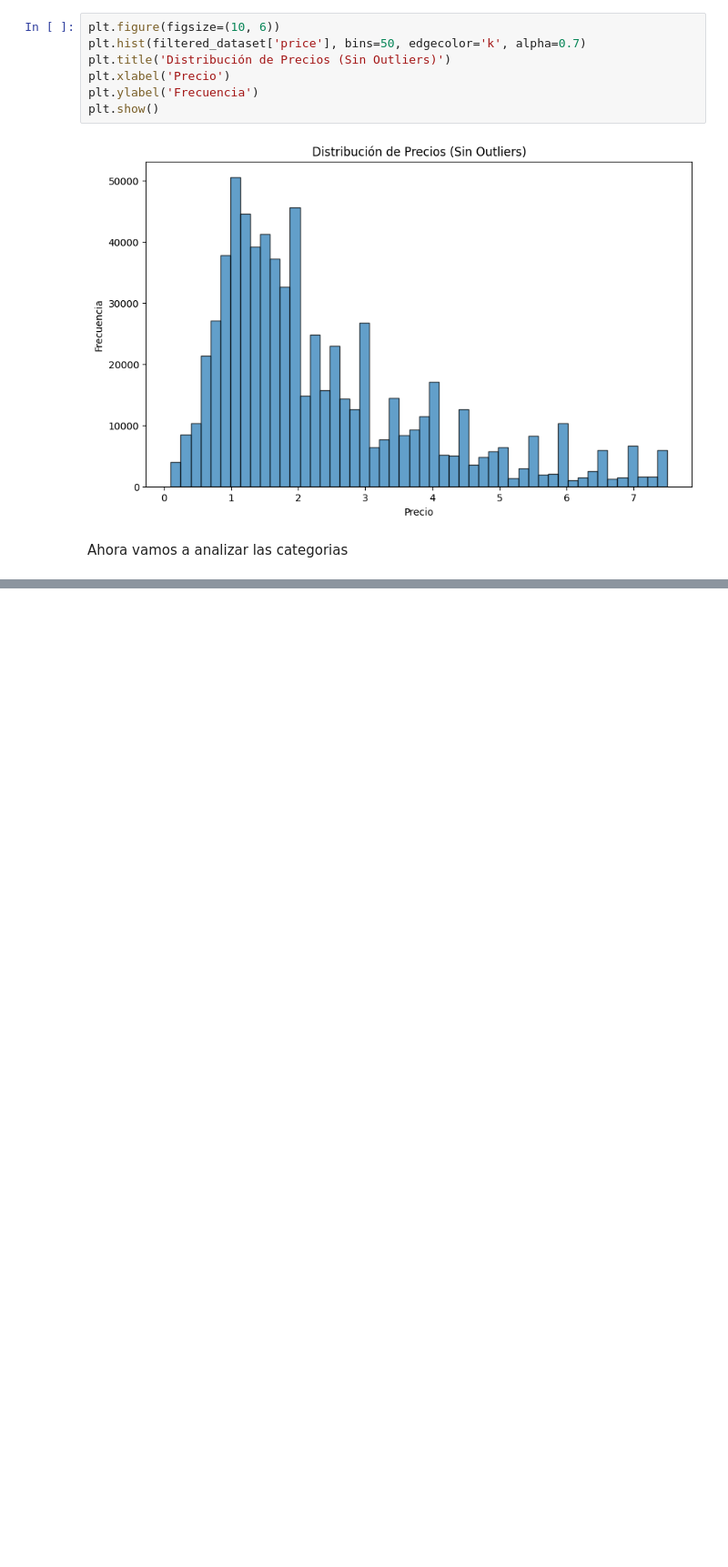
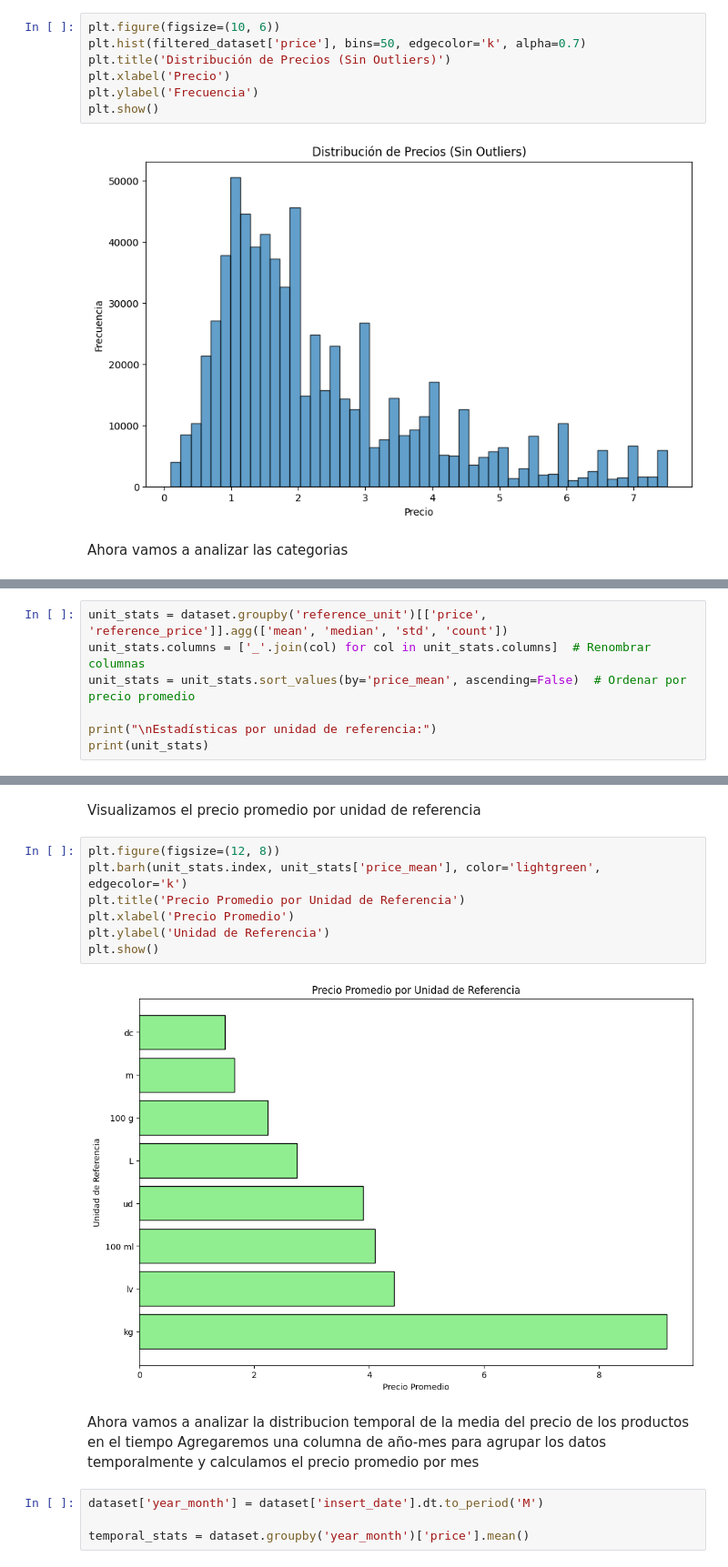
Before and after one commit to JaimeRevilla/MachLearnChicagoCrimes, a Jupyter notebook: eda_jaime.ipynb, the cells around one changed output, grey strips where cells are left out. Shown at 91% size. Saved outputs shown, nothing was run; the diff lists cells and outputs as text; blank space fills up the shorter version.

```diff
--- a/eda_jaime.ipynb
+++ b/eda_jaime.ipynb
@@ -181,0 +238,7 @@ Name: category, Length: 761102, dtype: object>
+# %%
+unit_stats = dataset.groupby('reference_unit')[['price', 'reference_price']].agg(['mean', 'median', 'std', 'count'])
+unit_stats.columns = ['_'.join(col) for col in unit_stats.columns]  # Renombrar columnas
+unit_stats = unit_stats.sort_values(by='price_mean', ascending=False)  # Ordenar por precio promedio
+
+print("\nEstadísticas por unidad de referencia:")
+print(unit_stats)
@@ -181,0 +263,18 @@ Name: category, Length: 761102, dtype: object>
+# %% [markdown]
+Visualizamos el precio promedio por unidad de referencia
+# %%
+plt.figure(figsize=(12, 8))
+plt.barh(unit_stats.index, unit_stats['price_mean'], color='lightgreen', edgecolor='k')
+plt.title('Precio Promedio por Unidad de Referencia')
+plt.xlabel('Precio Promedio')
+plt.ylabel('Unidad de Referencia')
+plt.show()
+# %% [output]
+[figure, added]
+# %% [markdown]
+Ahora vamos a analizar la distribucion temporal de la media del precio de los productos en el tiempo
+Agregaremos una columna de año-mes para agrupar los datos temporalmente y calculamos el precio promedio por mes
+# %%
+dataset['year_month'] = dataset['insert_date'].dt.to_period('M')
+
+temporal_stats = dataset.groupby('year_month')['price'].mean()
```
Also changed, not shown: parts of 24 cells of this notebook.
